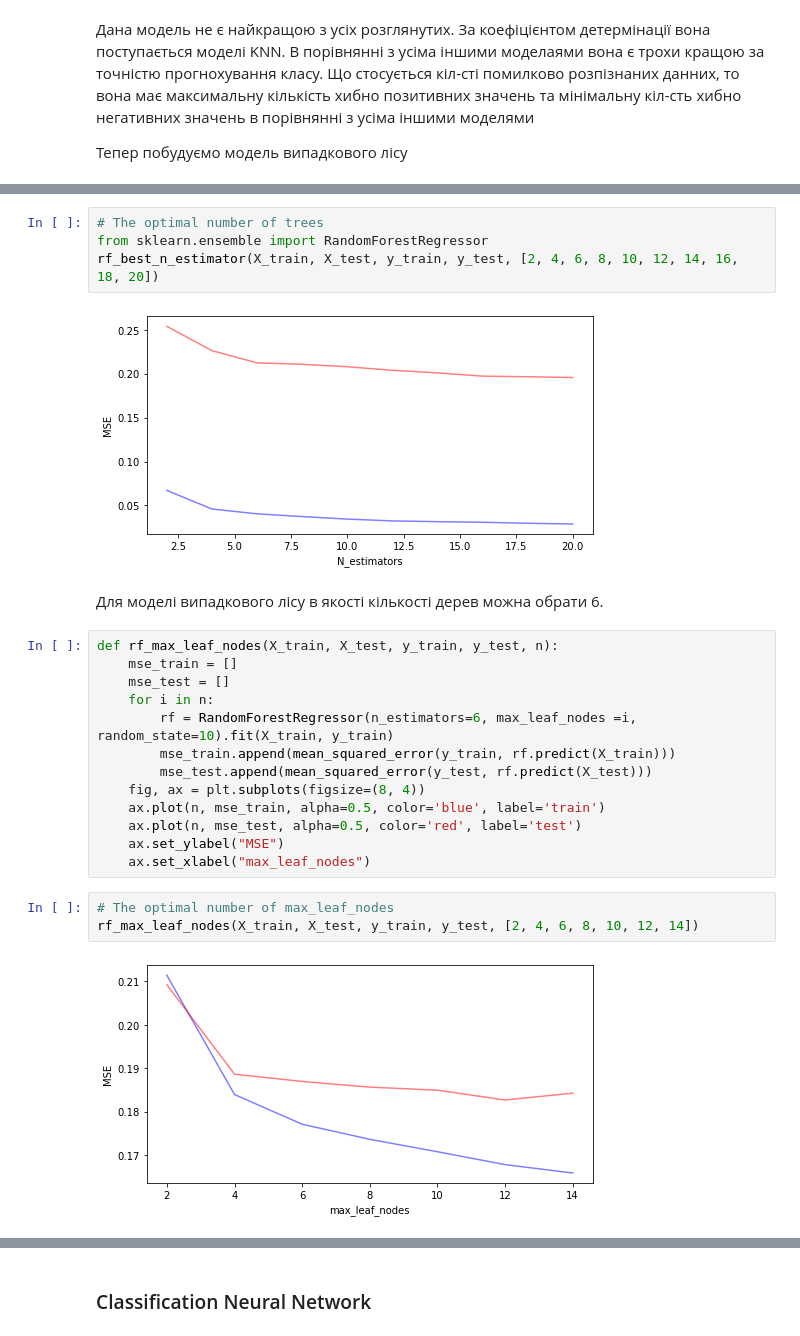
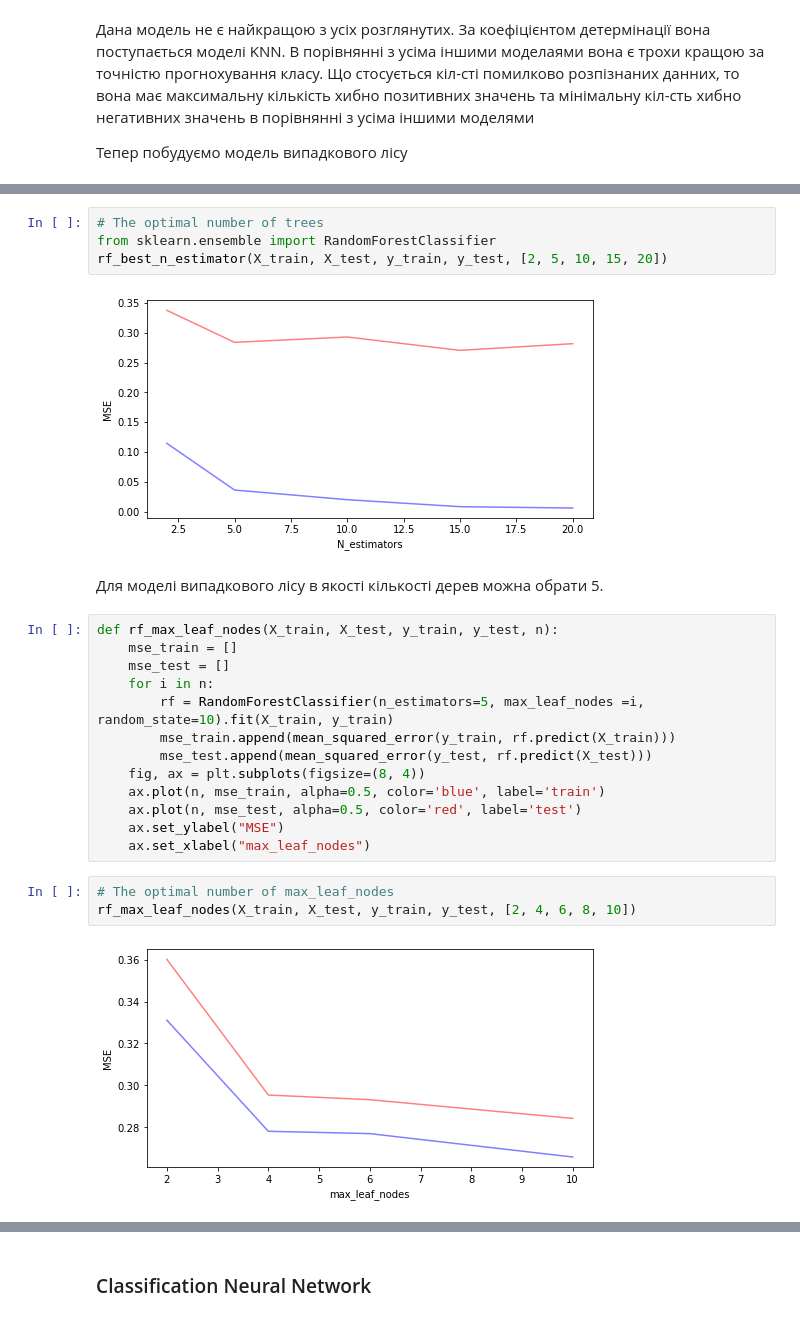
Before and after one commit to viktoriiatretiak/Practice-EC-61, a Jupyter notebook: Classification Tretiak.ipynb, the cells around one changed output, grey strips where cells are left out. Drawn from its saved outputs; the diff is of its cells as text.

```diff
--- a/Classification Tretiak.ipynb
+++ b/Classification Tretiak.ipynb
@@ -225,18 +225,18 @@ def rf_best_n_estimator(X_train, X_test, y_train, y_test, n):
     ax.set_xlabel("N_estimators")
 # %%
 # The optimal number of trees
-from sklearn.ensemble import RandomForestRegressor
-rf_best_n_estimator(X_train, X_test, y_train, y_test, [2, 4, 6, 8, 10, 12, 14, 16, 18, 20])
+from sklearn.ensemble import RandomForestClassifier
+rf_best_n_estimator(X_train, X_test, y_train, y_test, [2, 5, 10, 15, 20])
 # %% [output]
-[figure, old version]
+[figure, new version]
 # %% [markdown]
-Для моделі випадкового лісу в якості кількості дерев можна обрати 6.
+Для моделі випадкового лісу в якості кількості дерев можна обрати 5.
 # %%
 def rf_max_leaf_nodes(X_train, X_test, y_train, y_test, n):
     mse_train = []
     mse_test = []
     for i in n:
-        rf = RandomForestRegressor(n_estimators=6, max_leaf_nodes =i, random_state=10).fit(X_train, y_train)
+        rf = RandomForestClassifier(n_estimators=5, max_leaf_nodes =i, random_state=10).fit(X_train, y_train)
         mse_train.append(mean_squared_error(y_train, rf.predict(X_train)))
         mse_test.append(mean_squared_error(y_test, rf.predict(X_test)))
     fig, ax = plt.subplots(figsize=(8, 4))
@@ -246,7 +246,7 @@ def rf_max_leaf_nodes(X_train, X_test, y_train, y_test, n):
     ax.set_xlabel("max_leaf_nodes")
 # %%
 # The optimal number of max_leaf_nodes
-rf_max_leaf_nodes(X_train, X_test, y_train, y_test, [2, 4, 6, 8, 10, 12, 14])
+rf_max_leaf_nodes(X_train, X_test, y_train, y_test, [2, 4, 6, 8, 10])
 # %% [output]
-[figure, old version]
+[figure, new version]
 # %% [markdown]
```
Also changed, not shown: parts of 7 cells of this notebook.
